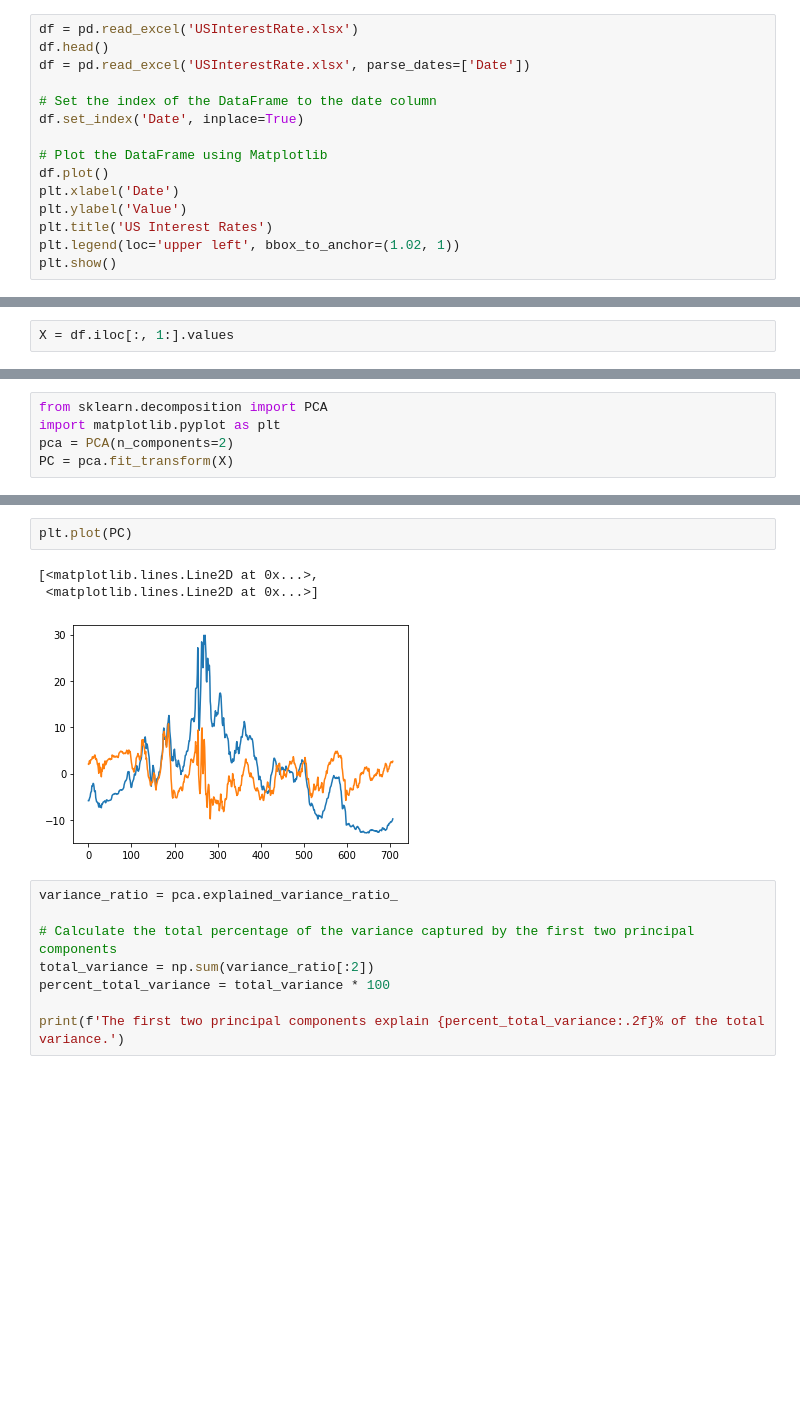
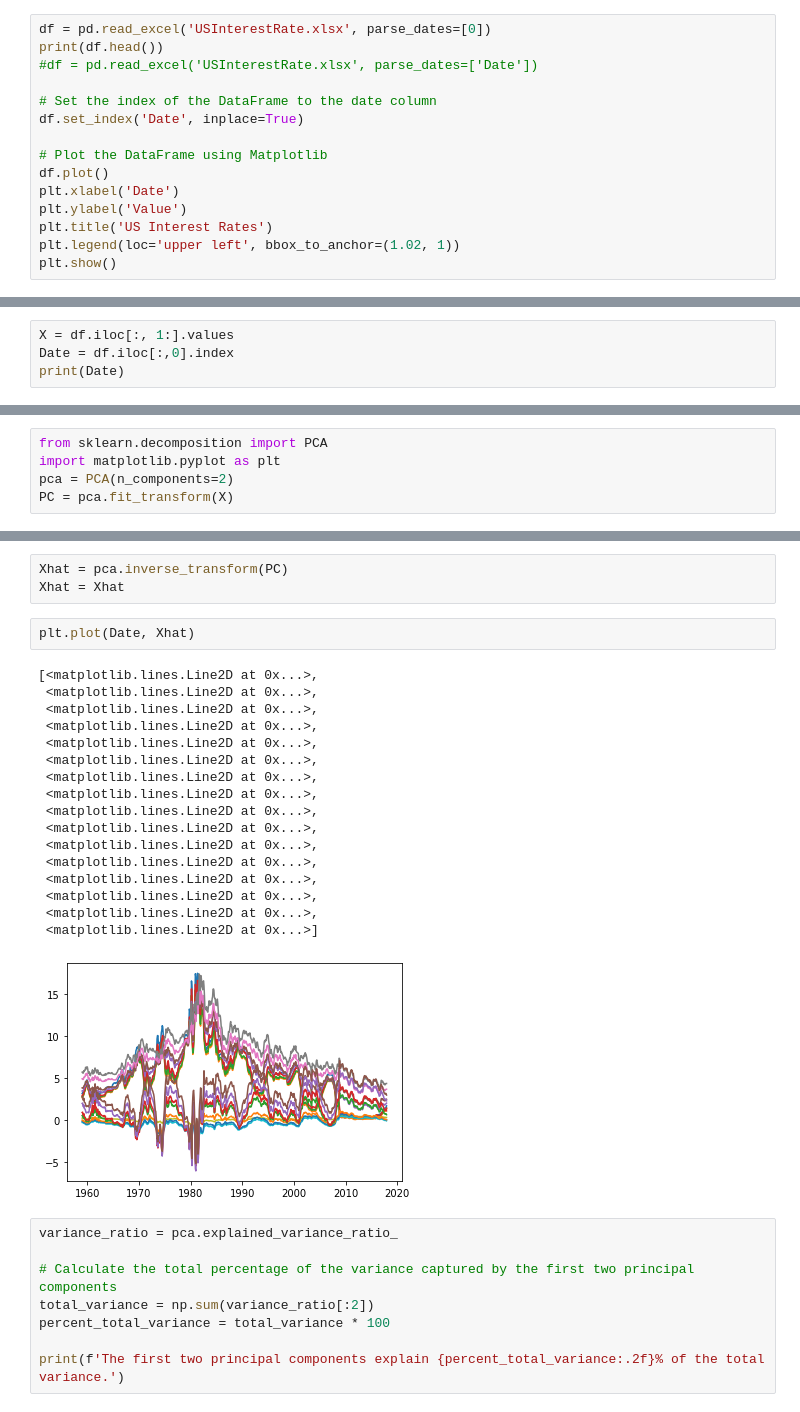
Before and after one commit to McNelis-CMML/ML_2023-BSP, a Jupyter notebook: USInterestRate1.ipynb, the cells around one changed output, grey strips where cells are left out. Saved outputs shown, nothing was run; the diff lists cells and outputs as text; blank space fills up the shorter version.

```diff
--- a/USInterestRate1.ipynb
+++ b/USInterestRate1.ipynb
@@ -3,9 +3,9 @@ import pandas as pd
 import numpy as np
 from matplotlib import pyplot as plt
 # %%
-df = pd.read_excel('USInterestRate.xlsx')
-df.head()
-df = pd.read_excel('USInterestRate.xlsx', parse_dates=['Date'])
+df = pd.read_excel('USInterestRate.xlsx', parse_dates=[0])
+print(df.head())
+#df = pd.read_excel('USInterestRate.xlsx', parse_dates=['Date'])
 
 # Set the index of the DataFrame to the date column
 df.set_index('Date', inplace=True)
@@ -23,3 +36,5 @@ plt.show()
 import matplotlib.pyplot as plt
 # %%
 X = df.iloc[:, 1:].values
+Date = df.iloc[:,0].index
+print(Date)
@@ -45,9 +74,26 @@ plt.show()
+# %%
+Xhat = pca.inverse_transform(PC)
+Xhat = Xhat
 # %%
-plt.plot(PC)
+plt.plot(Date, Xhat)
 # %% [output]
 [<matplotlib.lines.Line2D at 0x...>,
+ <matplotlib.lines.Line2D at 0x...>,
+ <matplotlib.lines.Line2D at 0x...>,
+ <matplotlib.lines.Line2D at 0x...>,
+ <matplotlib.lines.Line2D at 0x...>,
+ <matplotlib.lines.Line2D at 0x...>,
+ <matplotlib.lines.Line2D at 0x...>,
+ <matplotlib.lines.Line2D at 0x...>,
+ <matplotlib.lines.Line2D at 0x...>,
+ <matplotlib.lines.Line2D at 0x...>,
+ <matplotlib.lines.Line2D at 0x...>,
+ <matplotlib.lines.Line2D at 0x...>,
+ <matplotlib.lines.Line2D at 0x...>,
+ <matplotlib.lines.Line2D at 0x...>,
+ <matplotlib.lines.Line2D at 0x...>,
  <matplotlib.lines.Line2D at 0x...>]
-[figure, old version]
+[figure, new version]
 # %%
 variance_ratio = pca.explained_variance_ratio_
 
```
Also changed, not shown: parts of 11 cells of this notebook.
